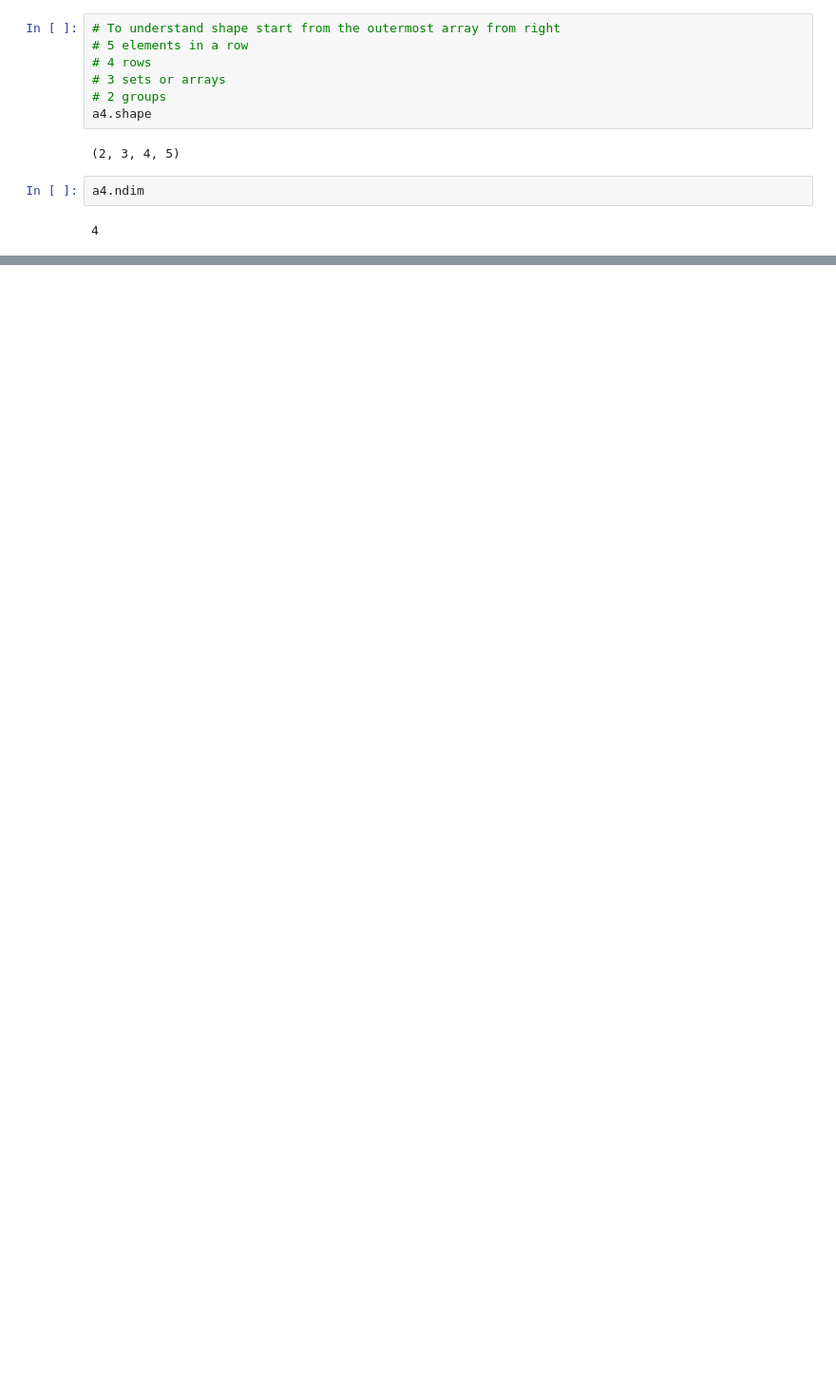
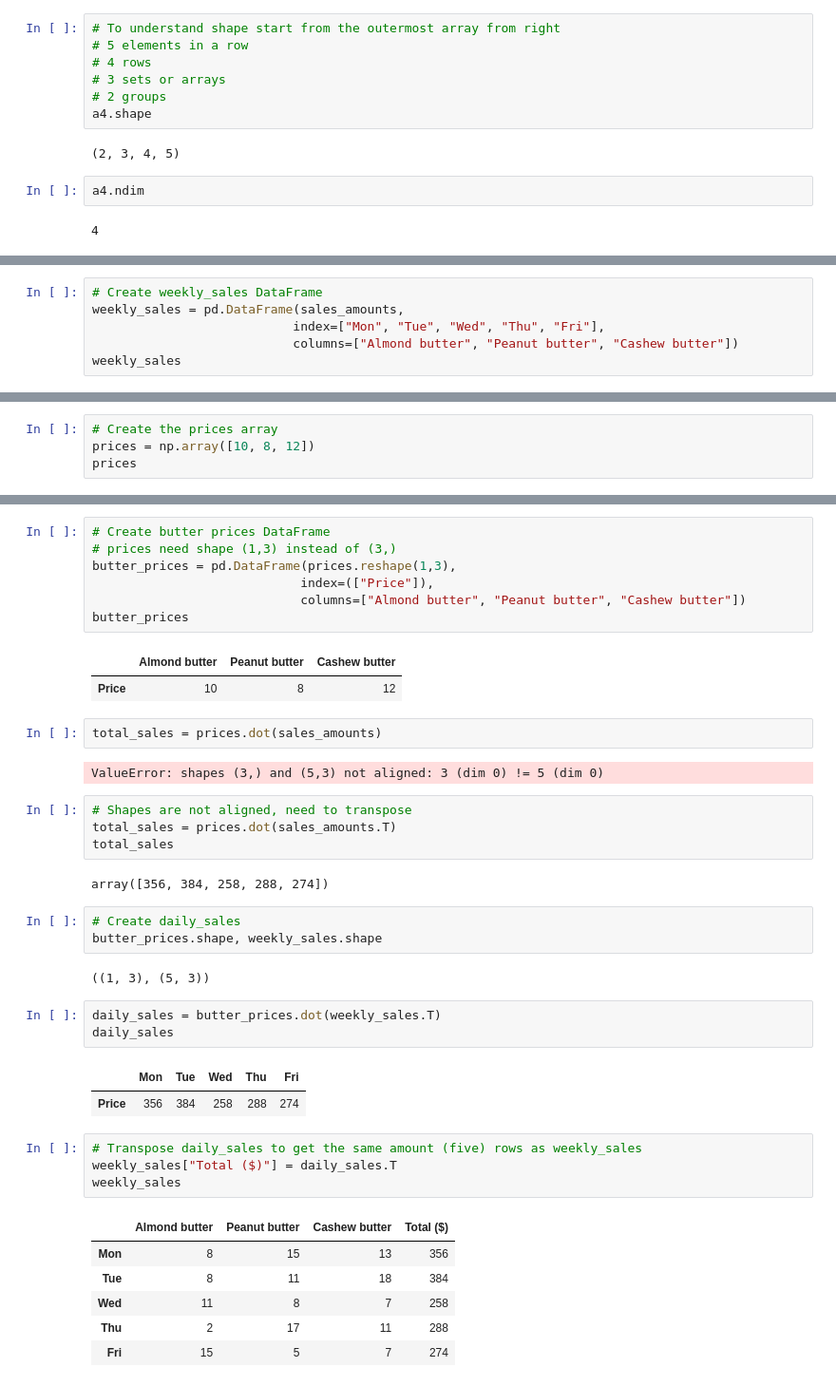
Before and after one commit to tomppk/numpy, a Jupyter notebook: introduction-to-numpy.ipynb, the cells around one changed output, grey strips where cells are left out. Shown: that part at 95% size. Cells and saved outputs as stored; diff of their text form; blank space fills up the shorter version.

```diff
--- a/introduction-to-numpy.ipynb
+++ b/introduction-to-numpy.ipynb
@@ -386,0 +752,6 @@ array([[[[0, 6, 6],
+# %%
+# Create weekly_sales DataFrame
+weekly_sales = pd.DataFrame(sales_amounts,
+                           index=["Mon", "Tue", "Wed", "Thu", "Fri"],
+                           columns=["Almond butter", "Peanut butter", "Cashew butter"])
+weekly_sales
@@ -386,0 +765,4 @@ array([[[[0, 6, 6],
+# %%
+# Create the prices array
+prices = np.array([10, 8, 12])
+prices
@@ -386,0 +775,42 @@ array([[[[0, 6, 6],
+# %%
+# Create butter prices DataFrame
+# prices need shape (1,3) instead of (3,)
+butter_prices = pd.DataFrame(prices.reshape(1,3),
+                            index=(["Price"]),
+                            columns=["Almond butter", "Peanut butter", "Cashew butter"])
+butter_prices
+# %% [output]
+|  | Almond butter | Peanut butter | Cashew butter |
+| Price | 10 | 8 | 12 |
+# %%
+total_sales = prices.dot(sales_amounts)
+# %% [output]
+ValueError: shapes (3,) and (5,3) not aligned: 3 (dim 0) != 5 (dim 0)
+# %%
+# Shapes are not aligned, need to transpose
+total_sales = prices.dot(sales_amounts.T)
+total_sales
+# %% [output]
+array([356, 384, 258, 288, 274])
+# %%
+# Create daily_sales
+butter_prices.shape, weekly_sales.shape
+# %% [output]
+((1, 3), (5, 3))
+# %%
+daily_sales = butter_prices.dot(weekly_sales.T)
+daily_sales
+# %% [output]
+|  | Mon | Tue | Wed | Thu | Fri |
+| Price | 356 | 384 | 258 | 288 | 274 |
+# %%
+# Transpose daily_sales to get the same amount (five) rows as weekly_sales
+weekly_sales["Total ($)"] = daily_sales.T
+weekly_sales
+# %% [output]
+|  | Almond butter | Peanut butter | Cashew butter | Total ($) |
+| Mon | 8 | 15 | 13 | 356 |
+| Tue | 8 | 11 | 18 | 384 |
+| Wed | 11 | 8 | 7 | 258 |
+| Thu | 2 | 17 | 11 | 288 |
+| Fri | 15 | 5 | 7 | 274 |
```
Also changed, not shown: parts of 123 cells of this notebook, 3 other files.
